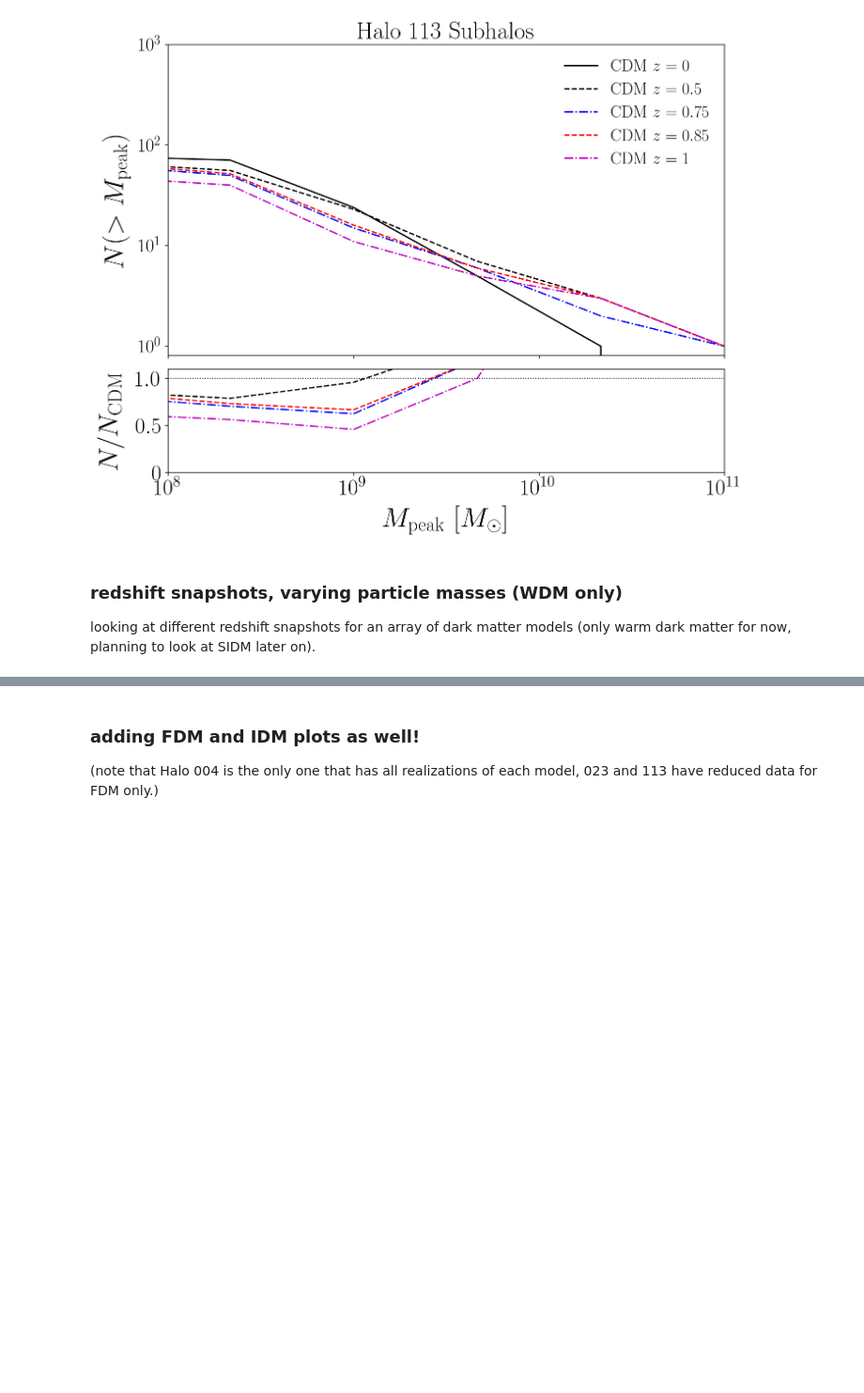
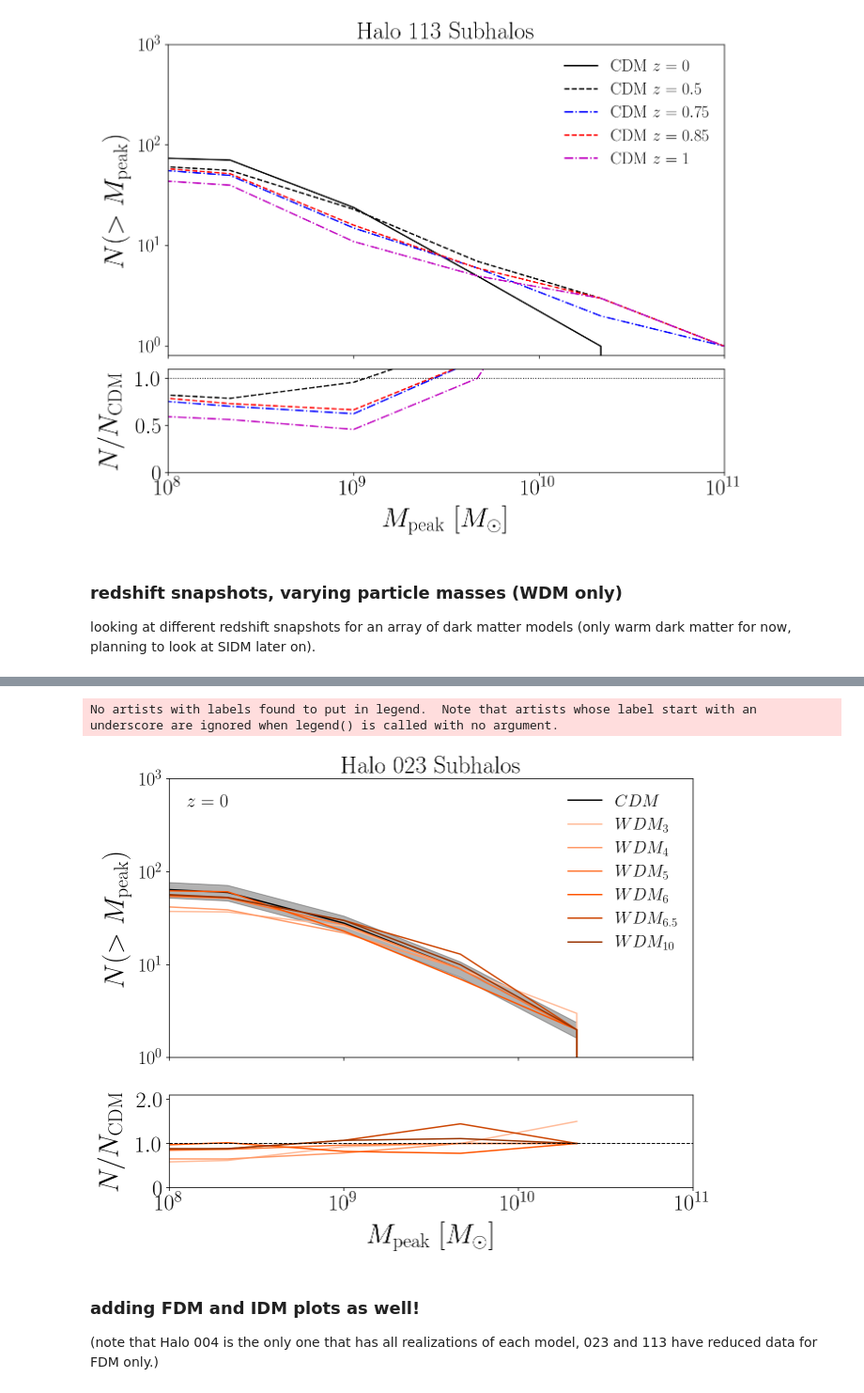
Before and after one commit to theotherlogan/nsbp-2023, a Jupyter notebook: notebooks/all_model_visuals.ipynb, the cells around one changed output, grey strips where cells are left out. Shown at 94% size. Drawn from its saved outputs; the diff is of its cells as text; code cells hidden in the pictures; blank space fills up the shorter version.

```diff
--- a/notebooks/all_model_visuals.ipynb
+++ b/notebooks/all_model_visuals.ipynb
@@ -252,3 +254,71 @@ No artists with labels found to put in legend.  Note that artists whose label st
+# %%
+cdm_upper_err = y_cdm + (1./np.sqrt(np.mean(cum_cdm, axis=0)) * y_cdm)
+cdm_lower_err = y_cdm - (1./np.sqrt(np.mean(cum_cdm, axis=0)) * y_cdm)
+# %%
+
+f, ax = plt.subplots(2,1, sharex='col', sharey='row', figsize=(10,8), gridspec_kw={'height_ratios':[3, 1]})
+bins = np.linspace(5,11,10)
+
+#.......
+
+ax[0].plot(x_cdm, y_cdm, c=sim_colors['cdm'],label=r'$CDM$')
+ax[0].plot(x_wdm_3, y_wdm_3, c=sim_colors['wdm_3'],label=r'$WDM_3$')
+ax[0].plot(x_wdm_4, y_wdm_4, c=sim_colors['wdm_4'],label=r'$WDM_4$')
+ax[0].plot(x_wdm_5, y_wdm_5, c=sim_colors['wdm_5'],label=r'$WDM_5$')
+ax[0].plot(x_wdm_6, y_wdm_6, c=sim_colors['wdm_6'],label=r'$WDM_6$')
+ax[0].plot(x_wdm_65, y_wdm_65, c=sim_colors['wdm_6.5'],label=r'$WDM_{6.5}$')
+ax[0].plot(x_wdm_10, y_wdm_10, c=sim_colors['wdm_10'],label=r'$WDM_{10}$')
+
+ax[0].fill_between(x_cdm, cdm_upper_err, cdm_lower_err, color=sim_colors['cdm'], alpha = 0.3)
+# ax[0].fill_between(x_wdm_3, wdm3_upper_err, wdm3_lower_err, color=sim_colors['wdm_3'], alpha = 0.3)
+# ax[0].fill_between(x_wdm_5, wdm5_upper_err, wdm5_lower_err, color=sim_colors['wdm_5'], alpha = 0.3)
+
+# ax[0].errorbar(x_cdm,y_cdm,yerr=(1./np.sqrt(np.mean(cum_cdm, axis=0)) * y_cdm),
+#              linestyle='none',marker='.',markersize=10,capsize=3,color=sim_colors['cdm'])
+# ax[0].errorbar(x_wdm_10,y_wdm_10,yerr=(1./np.sqrt(np.mean(cum_wdm_10, axis=0)) * y_wdm_10),
+#              linestyle='none',marker='.',markersize=10,capsize=3,color=sim_colors['wdm_10'])
+
+
+ax[1].plot(base_cdm[1:], base_cdm[:-1]-base_cdm[:-1]+1., 'k--', lw=1, zorder=999)
+ax[1].plot(base_cdm[1:], (1.*len(subhalos_wdm_3['Mpeak'][mass_cut_wdm_3])-cum_wdm_3)/(1.*len(subhalos_cdm['Mpeak'][mass_cut_cdm])-cum_cdm),
+                c=sim_colors['wdm_3'])
+ax[1].plot(base_cdm[1:], (1.*len(subhalos_wdm_4['Mpeak'][mass_cut_wdm_4])-cum_wdm_4)/(1.*len(subhalos_cdm['Mpeak'][mass_cut_cdm])-cum_cdm),
+                c=sim_colors['wdm_4'])
+ax[1].plot(base_cdm[1:], (1.*len(subhalos_wdm_5['Mpeak'][mass_cut_wdm_5])-cum_wdm_5)/(1.*len(subhalos_cdm['Mpeak'][mass_cut_cdm])-cum_cdm),
+                c=sim_colors['wdm_5'])
+ax[1].plot(base_cdm[1:], (1.*len(subhalos_wdm_6['Mpeak'][mass_cut_wdm_6])-cum_wdm_6)/(1.*len(subhalos_cdm['Mpeak'][mass_cut_cdm])-cum_cdm),
+                c=sim_colors['wdm_6'])
+ax[1].plot(base_cdm[1:], (1.*len(subhalos_wdm_65['Mpeak'][mass_cut_wdm_65])-cum_wdm_65)/(1.*len(subhalos_cdm['Mpeak'][mass_cut_cdm])-cum_cdm),
+                c=sim_colors['wdm_6.5'])
+ax[1].plot(base_cdm[1:], (1.*len(subhalos_wdm_10['Mpeak'][mass_cut_wdm_10])-cum_wdm_10)/(1.*len(subhalos_cdm['Mpeak'][mass_cut_cdm])-cum_cdm),
+                c=sim_colors['wdm_10'])
+
+
+#.......
+
+ax[0].set_title(f'Halo {halo_id[-3:]} Subhalos',fontsize=26)
+ax[0].set_yscale('log')
+ax[0].set_yticks([1,10,100,1000])
+ax[0].set_yticklabels([r'$10^0$',r'$10^1$',r'$10^2$',r'$10^3$'], fontsize=20)
+ax[0].legend(loc=1, ncol=1, prop={'size':18}, frameon=False)
+ax[0].set_ylabel(r'$N(>M_{\rm{peak}})$',fontsize=30,labelpad=8)
+ax[0].minorticks_off()
+ax[0].set_xlim(8,11)
+ax[0].text(8.1,500, rf'$z={z}$', fontsize=20)
+
+ax[1].set_xticks([8,9,10,11])
+ax[1].set_xticklabels([r'$10^8$',r'$10^9$',r'$10^{10}$',r'$10^{11}$'], fontsize=24)
+ax[1].set_ylim(0,2.1)
+ax[1].set_yticks([0,1.0,2.0])
+ax[1].set_yticklabels([r'$0$',r'$1.0$',r'$2.0$'], fontsize=24)
+ax[1].set_xlabel(r'$M_{\rm{peak}}\ [M_{\mathrm{\odot}}]$',fontsize=30,labelpad=8)
+ax[1].set_ylabel(r'$N/N_{\rm{CDM}}$', fontsize=30, labelpad=12)
+ax[1].tick_params(axis='x', which='minor', bottom=False)
+ax[1].legend(loc=4,fontsize=16, frameon=False)
+ax[1].minorticks_off()
+# %% [output]
+No artists with labels found to put in legend.  Note that artists whose label start with an underscore are ignored when legend() is called with no argument.
+[figure, added]
 # %% [markdown]
 ### adding FDM and IDM plots as well!
 
```
Also changed, not shown: parts of 3 cells of this notebook, 1 other file.
